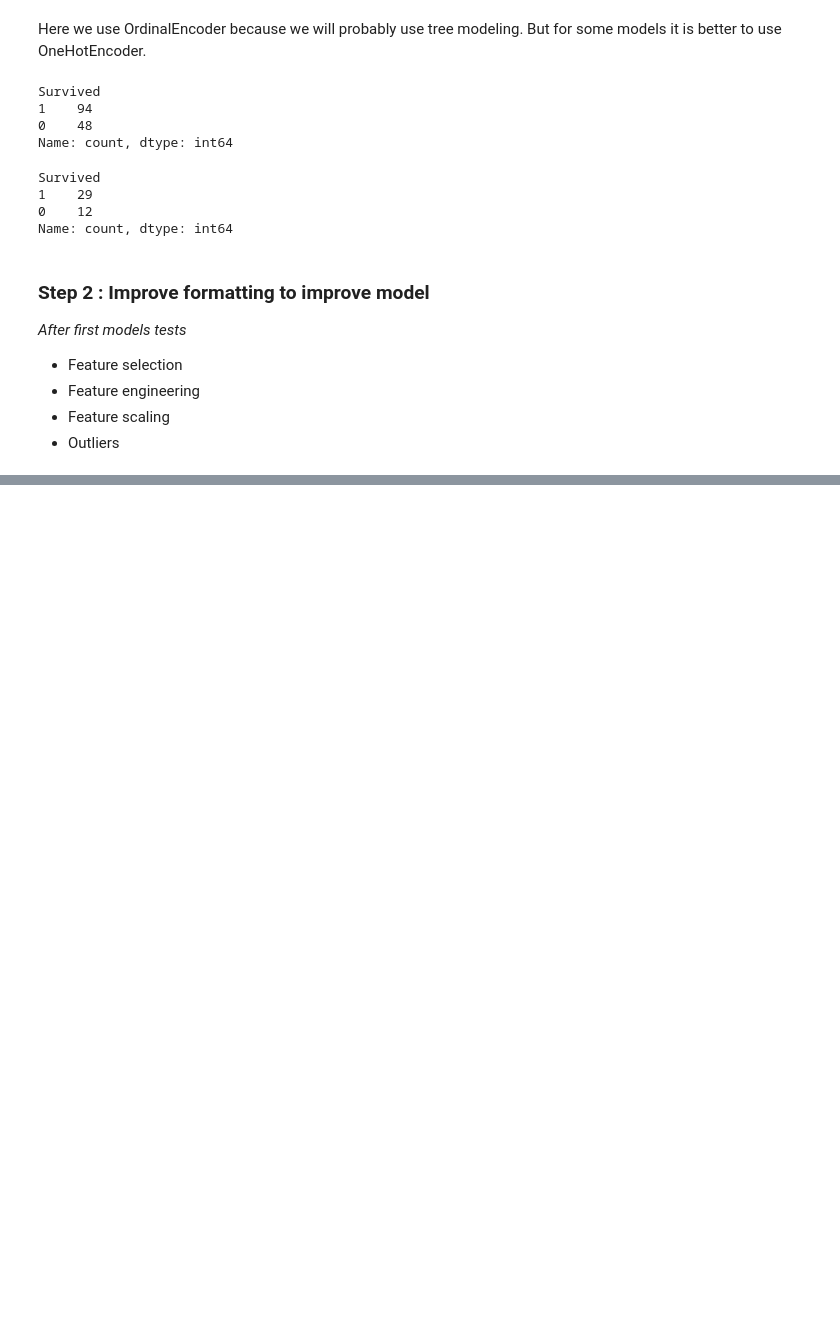
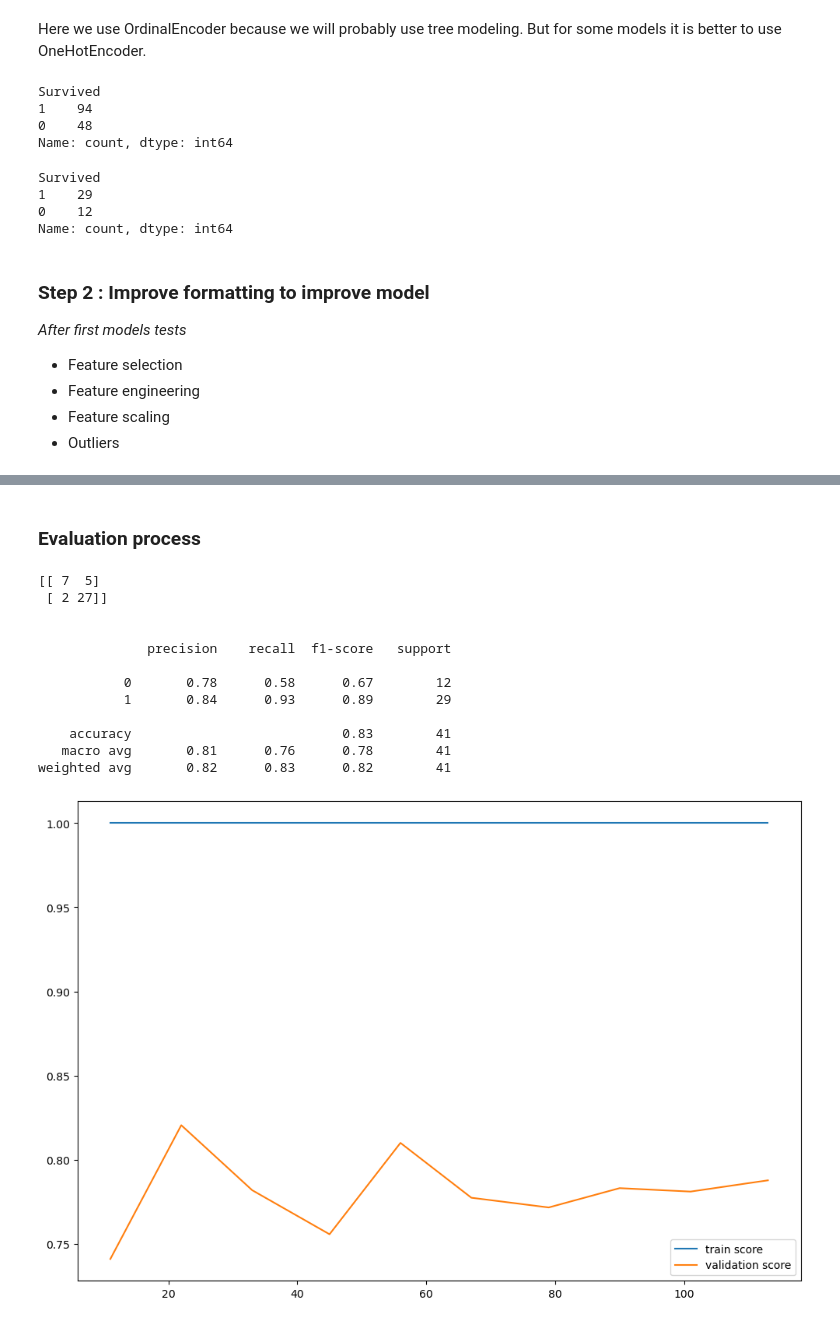
Before and after one commit to Jeremy-Duval-PhD/Kaggle_Titanic, a Jupyter notebook: Kaggle_Titanic.ipynb, the cells around one changed output, grey strips where cells are left out. Saved outputs shown, nothing was run; the diff lists cells and outputs as text; code cells hidden in the pictures; blank space fills up the shorter version.

Commit message:
WIP : modelling : first dumb model : good but overfitting

```diff
--- a/Kaggle_Titanic.ipynb
+++ b/Kaggle_Titanic.ipynb
@@ -585,0 +590,4 @@ Name: count, dtype: int64
+# %%
+model = DecisionTreeClassifier(random_state=0)
+# %% [markdown]
+### Evaluation process
@@ -585,0 +597,35 @@ Name: count, dtype: int64
+# %%
+def evaluation(model):
+
+    model.fit(X_train, y_train)
+    y_pred = model.predict(X_test)
+
+    print(confusion_matrix(y_test, y_pred))
+    print('\n')
+    print(classification_report(y_test, y_pred))
+
+    N, train_score, val_score = learning_curve(model, X_train, y_train,
+                                               cv=5, scoring='f1',
+                                               train_sizes=np.linspace(0.1,1,10)
+                                              )
+
+    plt.figure(figsize=(12,8))
+    plt.plot(N, train_score.mean(axis=1), label='train score')
+    plt.plot(N, val_score.mean(axis=1), label='validation score')
+    plt.legend()
+# %%
+evaluation(model)
+# %% [output]
+[[ 7  5]
+ [ 2 27]]
+
+
+              precision    recall  f1-score   support
+
+           0       0.78      0.58      0.67        12
+           1       0.84      0.93      0.89        29
+
+    accuracy                           0.83        41
+   macro avg       0.81      0.76      0.78        41
+weighted avg       0.82      0.83      0.82        41
+[figure, added]
```
Also changed, not shown: parts of 3 cells of this notebook.
